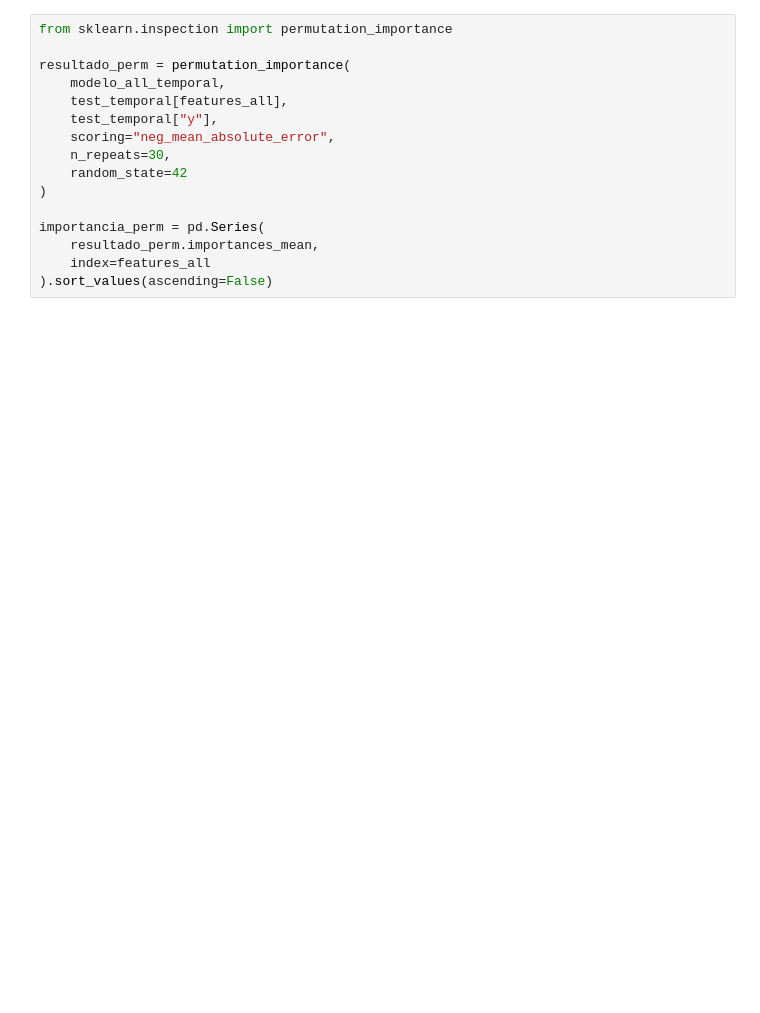
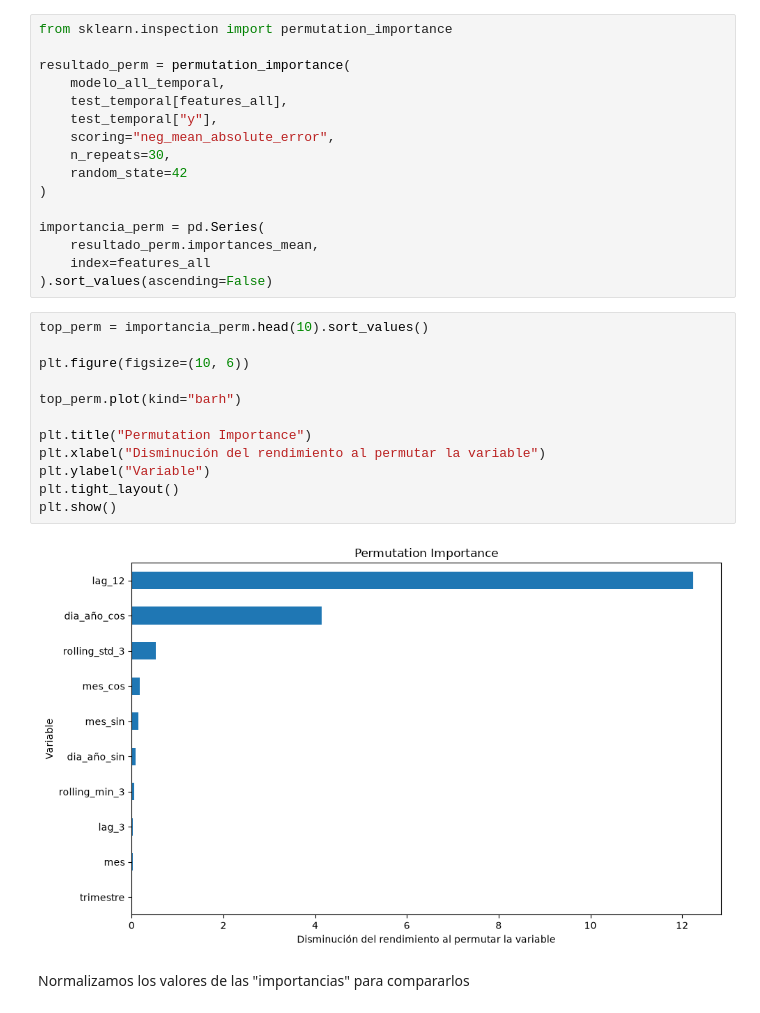
Before and after one commit to medinalautaro/SeriesdeTiempo1, a Jupyter notebook: main.ipynb, the cells around one changed output. Saved outputs shown, nothing was run; the diff lists cells and outputs as text; blank space fills up the shorter version.

```diff
--- a/main.ipynb
+++ b/main.ipynb
@@ -222,3 +317,19 @@ importancia_perm = pd.Series(
     resultado_perm.importances_mean,
     index=features_all
 ).sort_values(ascending=False)
+# %%
+top_perm = importancia_perm.head(10).sort_values()
+
+plt.figure(figsize=(10, 6))
+
+top_perm.plot(kind="barh")
+
+plt.title("Permutation Importance")
+plt.xlabel("Disminución del rendimiento al permutar la variable")
+plt.ylabel("Variable")
+plt.tight_layout()
+plt.show()
+# %% [output]
+[figure, added]
+# %% [markdown]
+Normalizamos los valores de las "importancias" para compararlos
```
Also changed, not shown: parts of 12 cells of this notebook.
